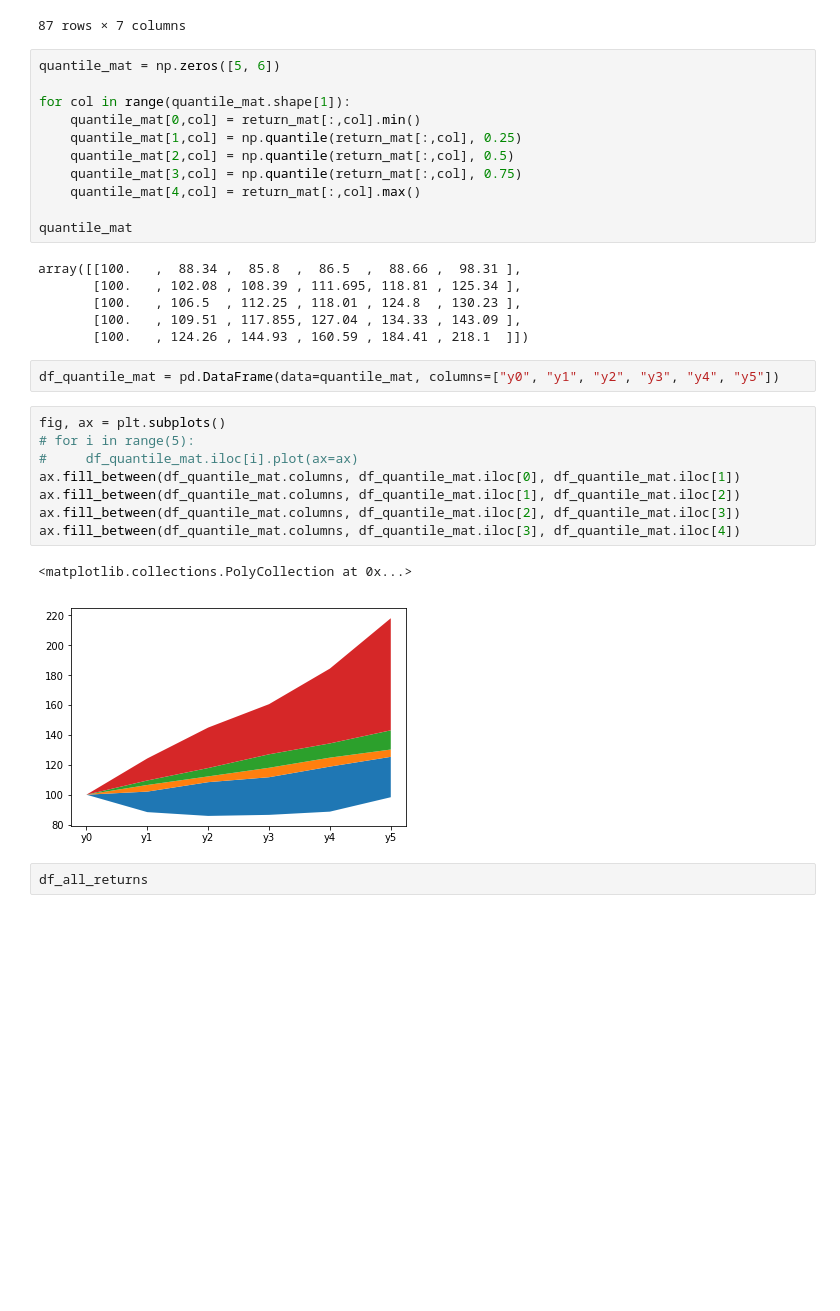
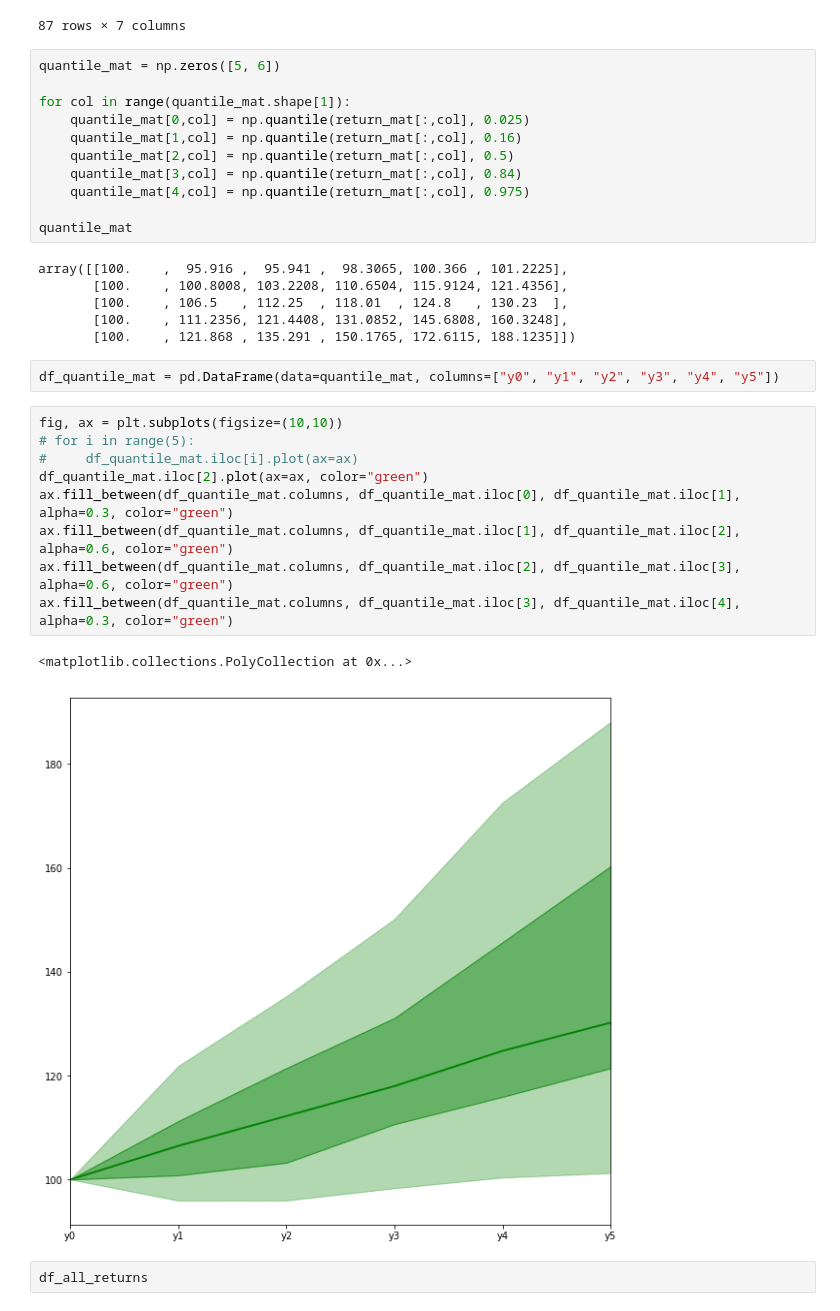
Before and after one commit to matsmaiwald/historical_asset_returns, a Jupyter notebook: Plots.ipynb, the cells around one changed output. Drawn from its saved outputs; the diff is of its cells as text; blank space fills up the shorter version.

Commit message:
Change CIs in plot to 68% and 95%
Also increase plot size

```diff
--- a/Plots.ipynb
+++ b/Plots.ipynb
@@ -228,32 +228,33 @@ df_quantiles
 quantile_mat = np.zeros([5, 6])
 
 for col in range(quantile_mat.shape[1]):
-    quantile_mat[0,col] = return_mat[:,col].min()
-    quantile_mat[1,col] = np.quantile(return_mat[:,col], 0.25)
+    quantile_mat[0,col] = np.quantile(return_mat[:,col], 0.025)
+    quantile_mat[1,col] = np.quantile(return_mat[:,col], 0.16)
     quantile_mat[2,col] = np.quantile(return_mat[:,col], 0.5)
-    quantile_mat[3,col] = np.quantile(return_mat[:,col], 0.75)
-    quantile_mat[4,col] = return_mat[:,col].max()
+    quantile_mat[3,col] = np.quantile(return_mat[:,col], 0.84)
+    quantile_mat[4,col] = np.quantile(return_mat[:,col], 0.975)
 
 quantile_mat
 # %% [output]
-array([[100.   ,  88.34 ,  85.8  ,  86.5  ,  88.66 ,  98.31 ],
-       [100.   , 102.08 , 108.39 , 111.695, 118.81 , 125.34 ],
-       [100.   , 106.5  , 112.25 , 118.01 , 124.8  , 130.23 ],
-       [100.   , 109.51 , 117.855, 127.04 , 134.33 , 143.09 ],
-       [100.   , 124.26 , 144.93 , 160.59 , 184.41 , 218.1  ]])
+array([[100.    ,  95.916 ,  95.941 ,  98.3065, 100.366 , 101.2225],
+       [100.    , 100.8008, 103.2208, 110.6504, 115.9124, 121.4356],
+       [100.    , 106.5   , 112.25  , 118.01  , 124.8   , 130.23  ],
+       [100.    , 111.2356, 121.4408, 131.0852, 145.6808, 160.3248],
+       [100.    , 121.868 , 135.291 , 150.1765, 172.6115, 188.1235]])
 # %%
 df_quantile_mat = pd.DataFrame(data=quantile_mat, columns=["y0", "y1", "y2", "y3", "y4", "y5"])
 # %%
-fig, ax = plt.subplots()
+fig, ax = plt.subplots(figsize=(10,10))
 # for i in range(5):
 #     df_quantile_mat.iloc[i].plot(ax=ax)
-ax.fill_between(df_quantile_mat.columns, df_quantile_mat.iloc[0], df_quantile_mat.iloc[1])
-ax.fill_between(df_quantile_mat.columns, df_quantile_mat.iloc[1], df_quantile_mat.iloc[2])
-ax.fill_between(df_quantile_mat.columns, df_quantile_mat.iloc[2], df_quantile_mat.iloc[3])
-ax.fill_between(df_quantile_mat.columns, df_quantile_mat.iloc[3], df_quantile_mat.iloc[4])
+df_quantile_mat.iloc[2].plot(ax=ax, color="green")
+ax.fill_between(df_quantile_mat.columns, df_quantile_mat.iloc[0], df_quantile_mat.iloc[1], alpha=0.3, color="green")
+ax.fill_between(df_quantile_mat.columns, df_quantile_mat.iloc[1], df_quantile_mat.iloc[2], alpha=0.6, color="green")
+ax.fill_between(df_quantile_mat.columns, df_quantile_mat.iloc[2], df_quantile_mat.iloc[3], alpha=0.6, color="green")
+ax.fill_between(df_quantile_mat.columns, df_quantile_mat.iloc[3], df_quantile_mat.iloc[4], alpha=0.3, color="green")
 # %% [output]
 <matplotlib.collections.PolyCollection at 0x...>
-[figure, old version]
+[figure, new version]
 # %%
 df_all_returns
 # %% [output]
```
